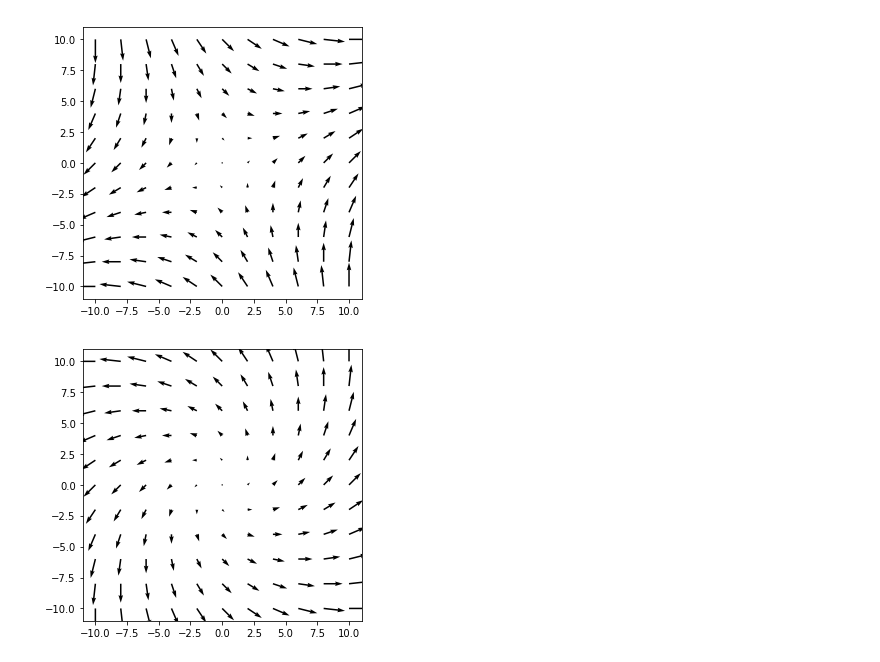
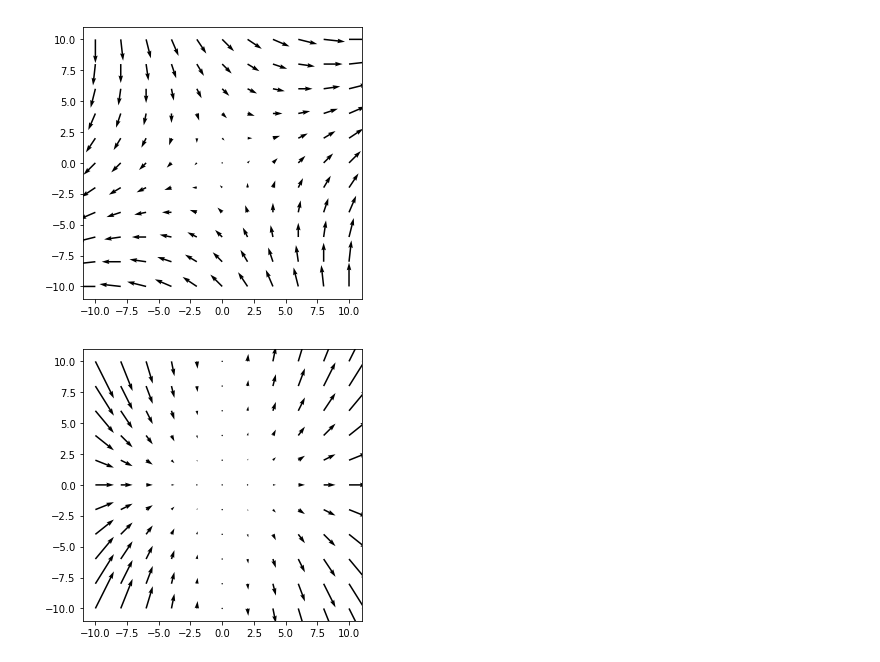
Before and after one commit to JonasRademacker/JupyterNotebooksForTeachingMath, a Jupyter notebook: Vectorfields_for_Zoe.ipynb, the cells around one changed output. Cells and saved outputs as stored; diff of their text form; code cells hidden in the pictures.

```diff
--- a/Vectorfields_for_Zoe.ipynb
+++ b/Vectorfields_for_Zoe.ipynb
@@ -68,7 +68,7 @@ showVec(F1a)
 [figure]
 # %%
 def F1b(X, Y):
-    return X-Y, X+Y
+    return X*X, 2*X*Y
 showVec(F1b)
 # %% [output]
-[figure, old version]
+[figure, new version]
```
